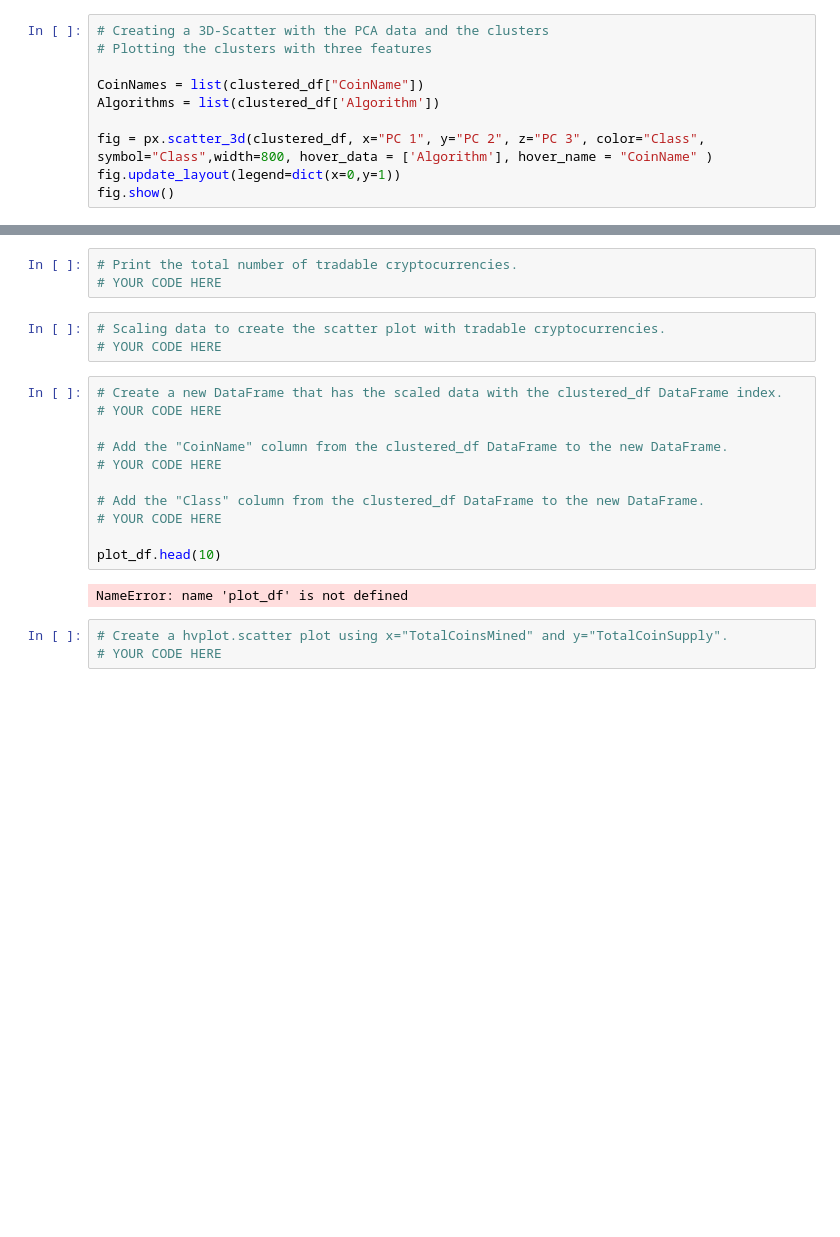
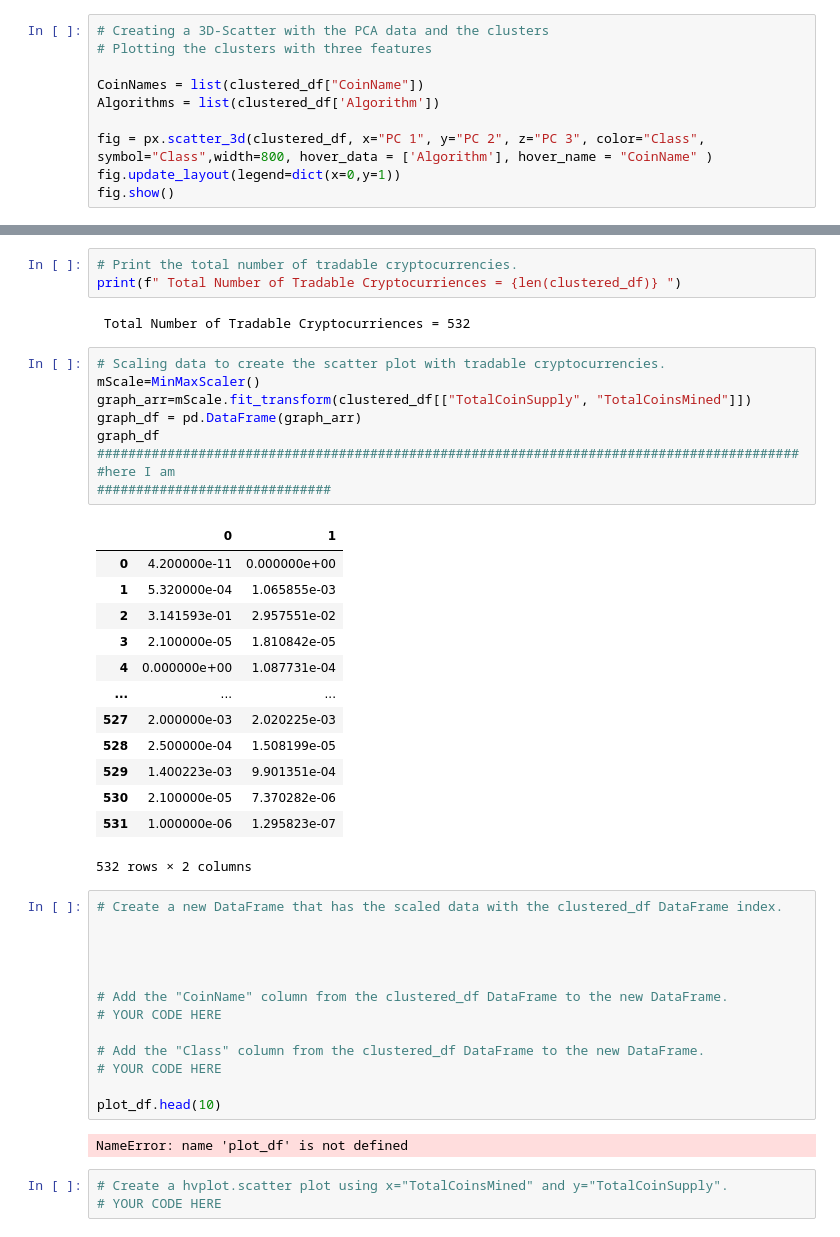
Before and after one commit to tomseeber/unsupervised-crypto-comparison, a Jupyter notebook: crypto_clustering.ipynb, the cells around one changed output, grey strips where cells are left out. Drawn from its saved outputs; the diff is of its cells as text; blank space fills up the shorter version.

```diff
--- a/crypto_clustering.ipynb
+++ b/crypto_clustering.ipynb
@@ -313,12 +316,36 @@ fig.show()
 # %%
 # Print the total number of tradable cryptocurrencies.
-# YOUR CODE HERE
+print(f" Total Number of Tradable Cryptocurriences = {len(clustered_df)} ")
+# %% [output]
+ Total Number of Tradable Cryptocurriences = 532
 # %%
 # Scaling data to create the scatter plot with tradable cryptocurrencies.
-# YOUR CODE HERE
+mScale=MinMaxScaler()
+graph_arr=mScale.fit_transform(clustered_df[["TotalCoinSupply", "TotalCoinsMined"]])
+graph_df = pd.DataFrame(graph_arr)
+graph_df
+##########################################################################################
+#here I am
+##############################
+# %% [output]
+|  | 0 | 1 |
+| 0 | 4.200000e-11 | 0.000000e+00 |
+| 1 | 5.320000e-04 | 1.065855e-03 |
+| 2 | 3.141593e-01 | 2.957551e-02 |
+| 3 | 2.100000e-05 | 1.810842e-05 |
+| 4 | 0.000000e+00 | 1.087731e-04 |
+| ... | ... | ... |
+| 527 | 2.000000e-03 | 2.020225e-03 |
+| 528 | 2.500000e-04 | 1.508199e-05 |
+| 529 | 1.400223e-03 | 9.901351e-04 |
+| 530 | 2.100000e-05 | 7.370282e-06 |
+| 531 | 1.000000e-06 | 1.295823e-07 |
+532 rows × 2 columns
 # %%
 # Create a new DataFrame that has the scaled data with the clustered_df DataFrame index.
-# YOUR CODE HERE
+
+
+
 
 # Add the "CoinName" column from the clustered_df DataFrame to the new DataFrame.
 # YOUR CODE HERE
```
Also changed, not shown: parts of 1 cell of this notebook.
